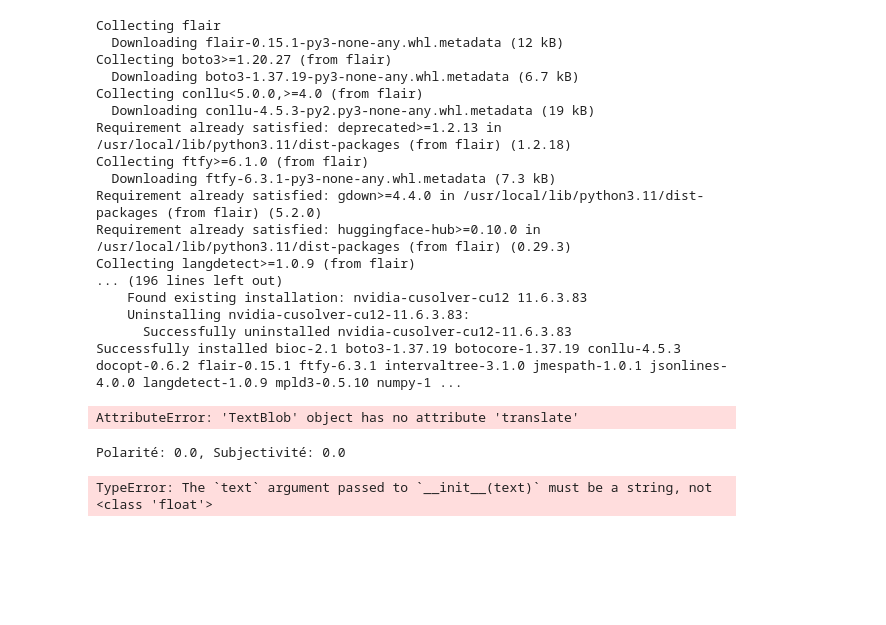
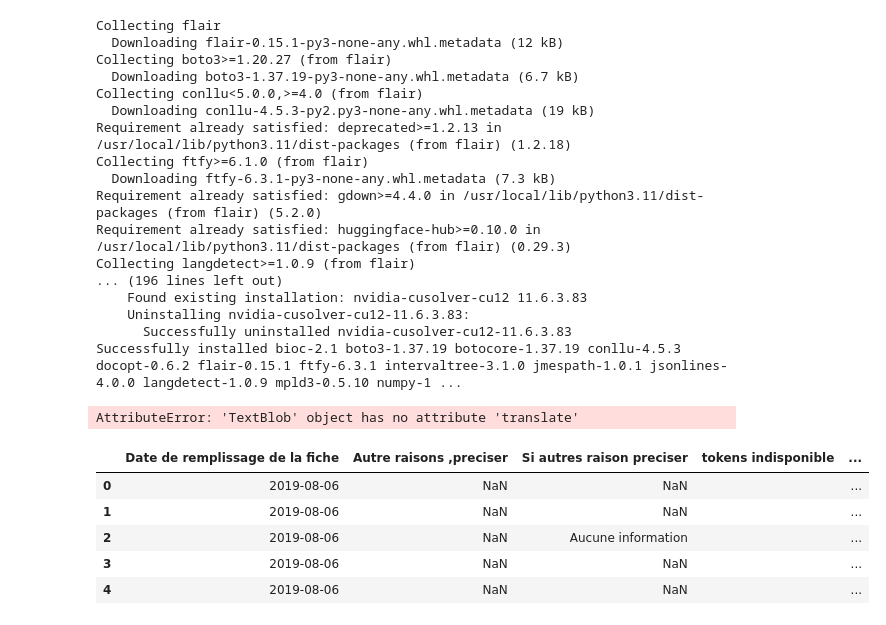
Before and after one commit to LelouchFT/Traitement-du-texte-Python, a Jupyter notebook: Chapitre-3-Nettoyage-Extraction-texte.ipynb, the cells around one changed output. Cells and saved outputs as stored; diff of their text form; code cells hidden in the pictures; blank space fills up the shorter version.

```diff
--- a/Chapitre-3-Nettoyage-Extraction-texte.ipynb
+++ b/Chapitre-3-Nettoyage-Extraction-texte.ipynb
@@ -18,7 +18,7 @@ dfs = pd.read_excel("/content/data.xlsx", sheet_name=None)
 df2019 = dfs['2019']
 
 # Convertir les dates en format datetime et normaliser
-df2019['Date de remplissage de la fiche'] = pd.to_datetime(df2019['Date de remplissage de la fiche'], errors='coerce').dt.normalize()
+df2019['Date de remplissage de la fiche'] = pd.to_datetime(df2019['Date de remplissage de la fiche'], errors='coerce', format="%d/%M/%Y").dt.normalize()
 
 df2019['Date de remplissage de la fiche'] = df2019['Date de remplissage de la fiche'].fillna(df2019['Date de remplissage de la fiche'].mode()[0])
 df2019['Date de naissance'] = pd.to_datetime(df2019['Date de naissance'], errors='coerce').dt.normalize()
@@ -104,4 +104,3 @@ df_cat = df[col]
 col = df_cat.columns
 df_cat = imputer.fit_transform(df_cat)
 df_cat = pd.DataFrame(df_cat, columns = col)
-df.head()
@@ -307,18 +297,25 @@ AttributeError: 'TextBlob' object has no attribute 'translate'
 # %%
 from textblob import TextBlob
 
 # Texte en français
-texte = "j aime ton l'intelligence ."
 
-# Création d'un objet TextBlob
-blob = TextBlob(texte)
-
-# Analyse de sentiment
-print(f"Polarité: {blob.sentiment.polarity}, Subjectivité: {blob.sentiment.subjectivity}")
-df_autre1['sentiment indisponible'] = df_autres['tokens indisponible'].apply(lambda x : "positif" if TextBlob(x).sentiment.polarity >0 else (  "negative" if TextBlob(x).sentiment[0] < 0 else "neutre"))
+#df_pretraite['sentiment indisponible'] = df_autres['tokens indisponible'].apply(lambda x : "positif" if TextBlob(x).sentiment.polarity >0 else (  "negative" if TextBlob(x).sentiment[0] < 0 else "neutre"))
 
 
-df_autre['sentiment ineligible'] = df_autres['tokens ineligible'].apply(lambda x : "positif" if TextBlob(x).sentinent.polarity >0 else ( "negative" if TextBlob(x).sentiment[0] < 0 else "neutre"))
+df_autres['sentiment ineligible'] = df_pretraite['tokens ineligible'].apply(lambda x : "positif" if TextBlob(x).sentiment.polarity >0 else ( "negative" if TextBlob(x).sentiment[0] < 0 else "neutre"))
+df_autres['sentiment indisponible'] = df_pretraite['tokens indisponible'].astype(str).apply(
+    lambda x: "positif" if TextBlob(x).sentiment.polarity > 0
+    else ("négatif" if TextBlob(x).sentiment.polarity < 0 else "neutre")
+)
+df_autres['sentiment ineligible'] = df_autres['tokens ineligible'].astype(str).apply(
+    lambda x: "positif" if TextBlob(x).sentiment.polarity > 0
+    else ("négatif" if TextBlob(x).sentiment.polarity < 0 else "neutre")
+)
+df_pretraite.head()
 # %% [output]
-Polarité: 0.0, Subjectivité: 0.0
-TypeError: The `text` argument passed to `__init__(text)` must be a string, not <class 'float'>
+|  | Date de remplissage de la fiche | Autre raisons ,preciser | Si autres raison preciser | tokens indisponible | ... |
+| 0 | 2019-08-06 | NaN | NaN |  | ... |
+| 1 | 2019-08-06 | NaN | NaN |  | ... |
+| 2 | 2019-08-06 | NaN | Aucune information |  | ... |
+| 3 | 2019-08-06 | NaN | NaN |  | ... |
+| 4 | 2019-08-06 | NaN | NaN |  | ... |
```
Also changed, not shown: parts of 3 cells of this notebook.
